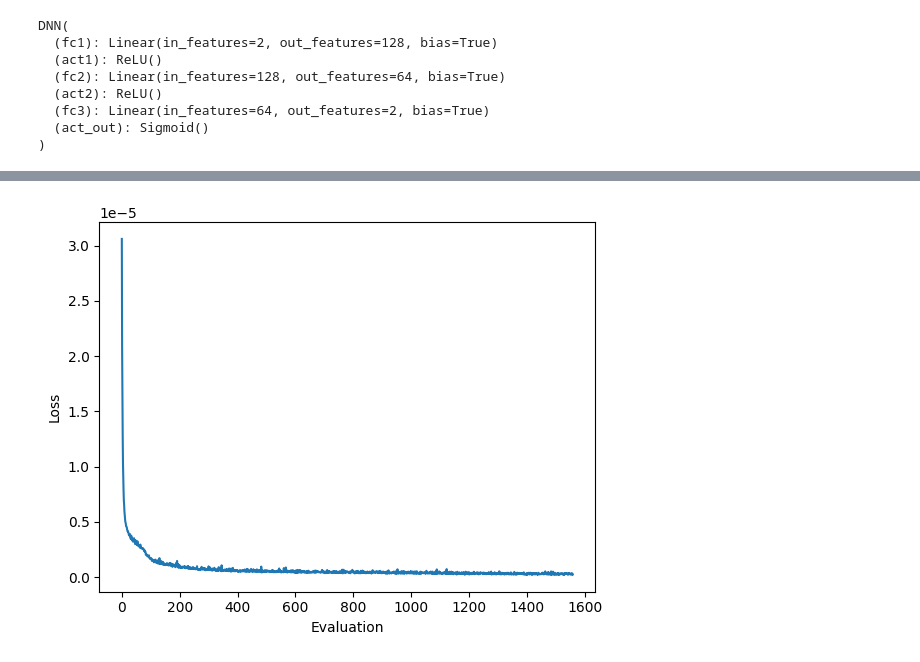
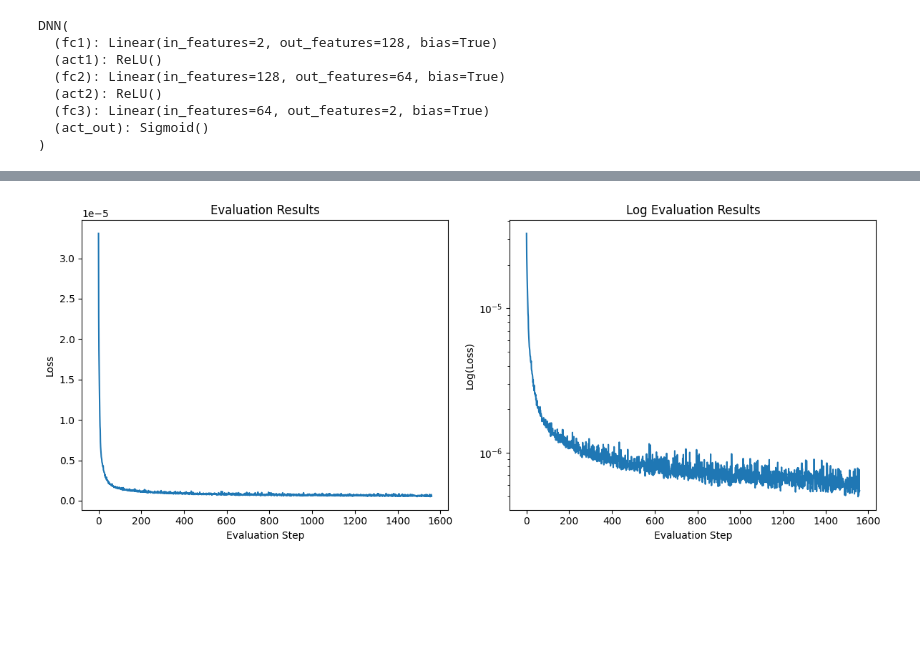
Before and after one commit to kranzowe/NN-Training-Supervised-Deep-Learning, a Jupyter notebook: ML_NN_Training_Tutorial.ipynb, the cells around one changed output, grey strips where cells are left out. Drawn from its saved outputs; the diff is of its cells as text; code cells hidden in the pictures; blank space fills up the shorter version.

```diff
--- a/ML_NN_Training_Tutorial.ipynb
+++ b/ML_NN_Training_Tutorial.ipynb
@@ -278,6 +278,8 @@ DNN(
 )
 # %%
 num_of_training_points = train_inputs_torch.size(0)
+
+model_name = 'DNN_1HL128_2HL64.pt'
 
 num_of_training_epochs = 1000 # an epoch is one pass through the entire training data
 
@@ -333,5 +335,6 @@ for epoch in range(num_of_training_epochs):
 
             if eval_res < min_eval_loss:
                 min_eval_loss = eval_res
-                torch.save(model.state_dict(), 'best_model.pt')
+                # save to the trained_models folder
+                torch.save(model.state_dict(), f'trained_models/{model_name}')
 # %% [output]
@@ -355,10 +358,27 @@ Step: 156000     Evaluation loss: 2.385547704761848e-07
-# %%
-# Lets plot the loss function over time to see how it changes.
-
-# Plot the evaluation results
-plt.plot(evaluation_results)
-plt.xlabel('Evaluation')
-plt.ylabel('Loss')
-plt.show()
-# %% [output]
-[figure, removed]
+# %%
+# Lets plot the loss function over time to see how it changes.
+
+# Create a 1x2 grid of subplots
+fig, axes = plt.subplots(nrows=1, ncols=2, figsize=(12, 5))
+
+# Plot the regular results
+axes[0].plot(evaluation_results)
+axes[0].set_xlabel('Evaluation Step')
+axes[0].set_ylabel('Loss')
+axes[0].set_title('Evaluation Results')
+
+# Plot the log of the results on the second subplot
+# (Adding 1 to avoid log(0) if you have zero values in your results)
+axes[1].plot(evaluation_results)
+axes[1].set_yscale('log')
+axes[1].set_xlabel('Evaluation Step')
+axes[1].set_ylabel('Log(Loss)')
+axes[1].set_title('Log Evaluation Results')
+
+# Adjust layout to prevent overlap
+plt.tight_layout()
+
+# Show the plots
+plt.show()
+# %% [output]
+[figure, added]
```
Also changed, not shown: parts of 1 cell of this notebook, 2 other files.
